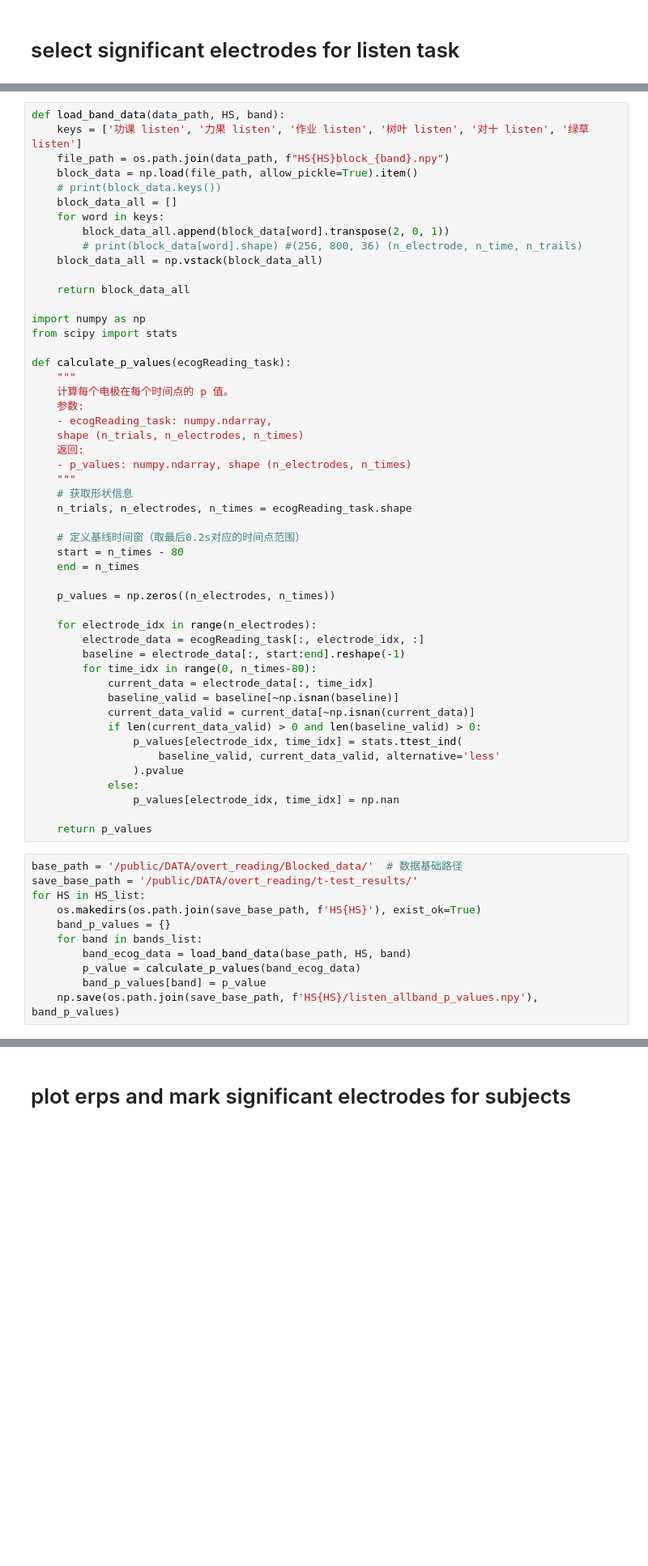
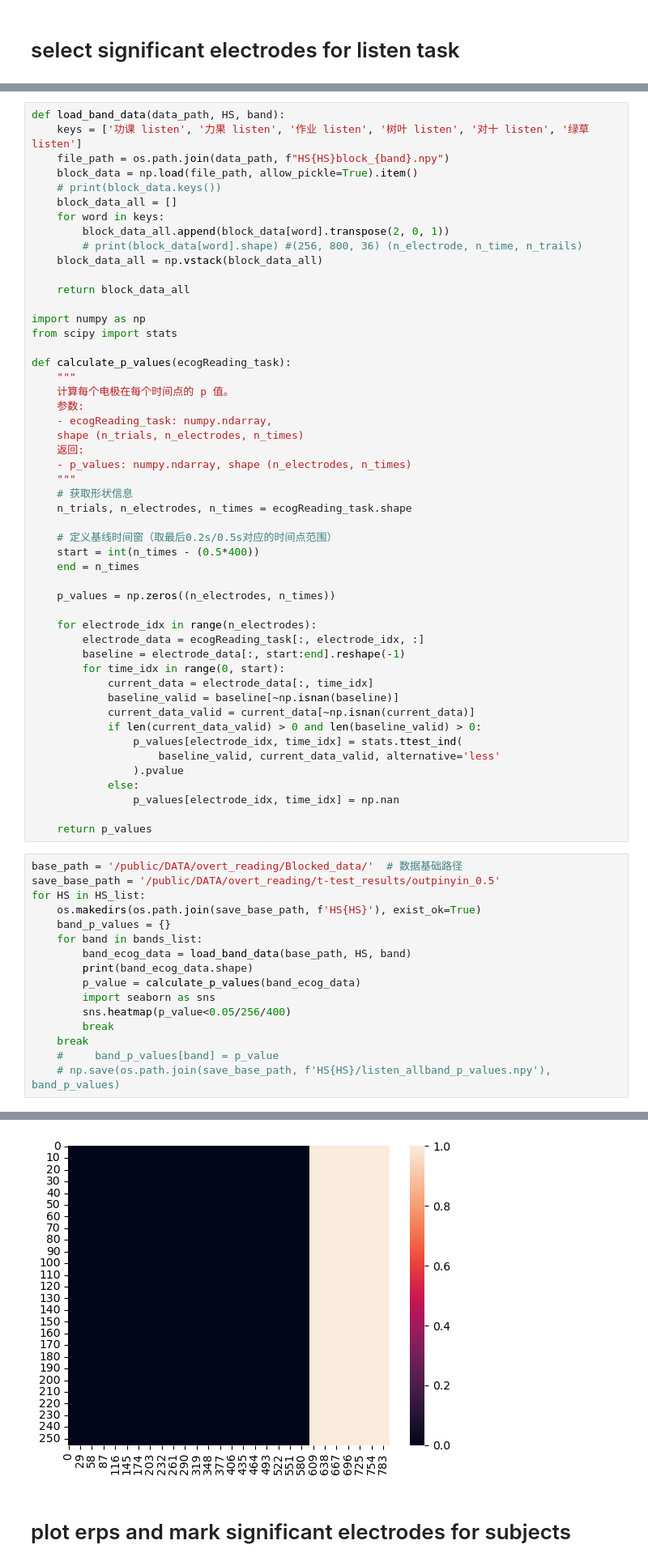
Before and after one commit to PPEXCEPED/Ecog_covert, a Jupyter notebook: covert-reading/Ecog_pre/cue and read/5_select significant electrodes for listen.ipynb, the cells around one changed output, grey strips where cells are left out. Shown at 81% size. Saved outputs shown, nothing was run; the diff lists cells and outputs as text; blank space fills up the shorter version.

```diff
--- a/covert-reading/Ecog_pre/cue and read/5_select significant electrodes for listen.ipynb
+++ b/covert-reading/Ecog_pre/cue and read/5_select significant electrodes for listen.ipynb
@@ -43,8 +43,8 @@ def calculate_p_values(ecogReading_task):
     # 获取形状信息
     n_trials, n_electrodes, n_times = ecogReading_task.shape
 
-    # 定义基线时间窗（取最后0.2s对应的时间点范围）
-    start = n_times - 80
+    # 定义基线时间窗（取最后0.2s/0.5s对应的时间点范围）
+    start = int(n_times - (0.5*400))
     end = n_times
 
     p_values = np.zeros((n_electrodes, n_times))
@@ -52,7 +52,7 @@ def calculate_p_values(ecogReading_task):
     for electrode_idx in range(n_electrodes):
         electrode_data = ecogReading_task[:, electrode_idx, :]
         baseline = electrode_data[:, start:end].reshape(-1)
-        for time_idx in range(0, n_times-80):
+        for time_idx in range(0, start):
             current_data = electrode_data[:, time_idx]
             baseline_valid = baseline[~np.isnan(baseline)]
             current_data_valid = current_data[~np.isnan(current_data)]
@@ -66,12 +66,18 @@ def calculate_p_values(ecogReading_task):
     return p_values
 # %%
 base_path = '/public/DATA/overt_reading/Blocked_data/'  # 数据基础路径
-save_base_path = '/public/DATA/overt_reading/t-test_results/'
+save_base_path = '/public/DATA/overt_reading/t-test_results/outpinyin_0.5'
 for HS in HS_list:
     os.makedirs(os.path.join(save_base_path, f'HS{HS}'), exist_ok=True)
     band_p_values = {}
     for band in bands_list:
         band_ecog_data = load_band_data(base_path, HS, band)
+        print(band_ecog_data.shape)
         p_value = calculate_p_values(band_ecog_data)
-        band_p_values[band] = p_value
-    np.save(os.path.join(save_base_path, f'HS{HS}/listen_allband_p_values.npy'), band_p_values)
+        import seaborn as sns
+        sns.heatmap(p_value<0.05/256/400)
+        break
+    break
+    #     band_p_values[band] = p_value
+    # np.save(os.path.join(save_base_path, f'HS{HS}/listen_allband_p_values.npy'), band_p_values)
+# %% [output]
@@ -78,3 +85,4 @@ for HS in HS_list:
+[figure, added]
 # %% [markdown]
 # plot erps and mark significant electrodes for subjects
 # %%
```
Also changed, not shown: parts of 9 cells of this notebook, 2 other files.
